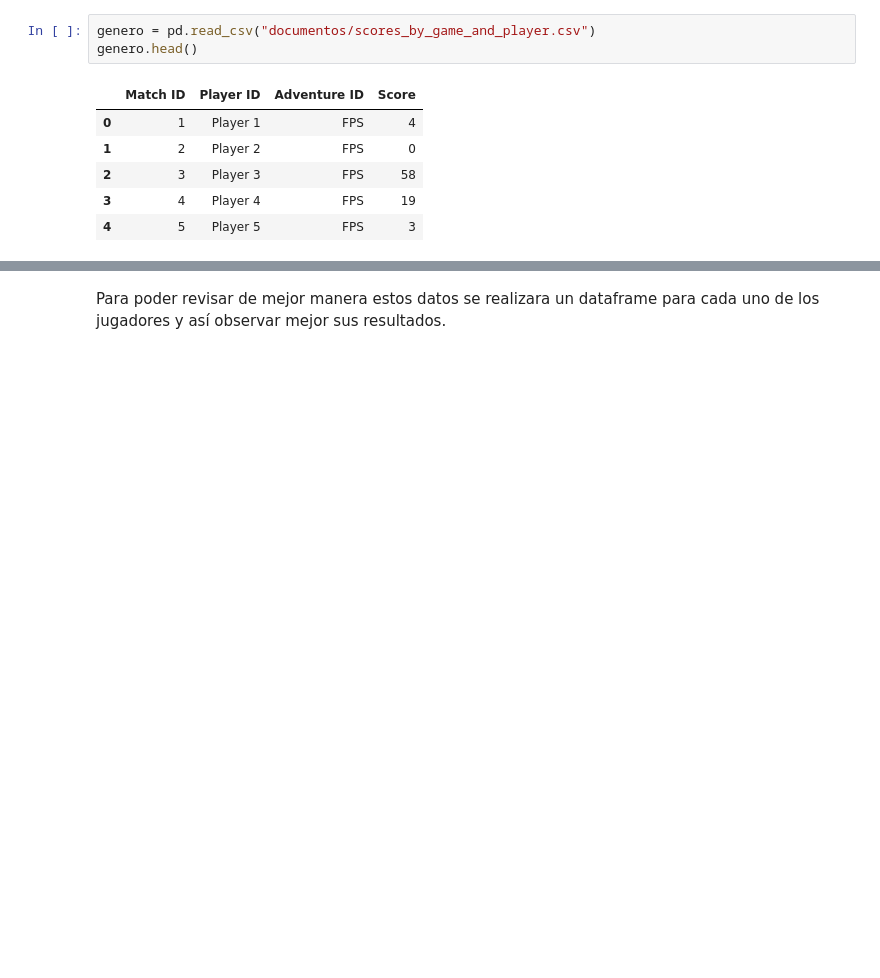
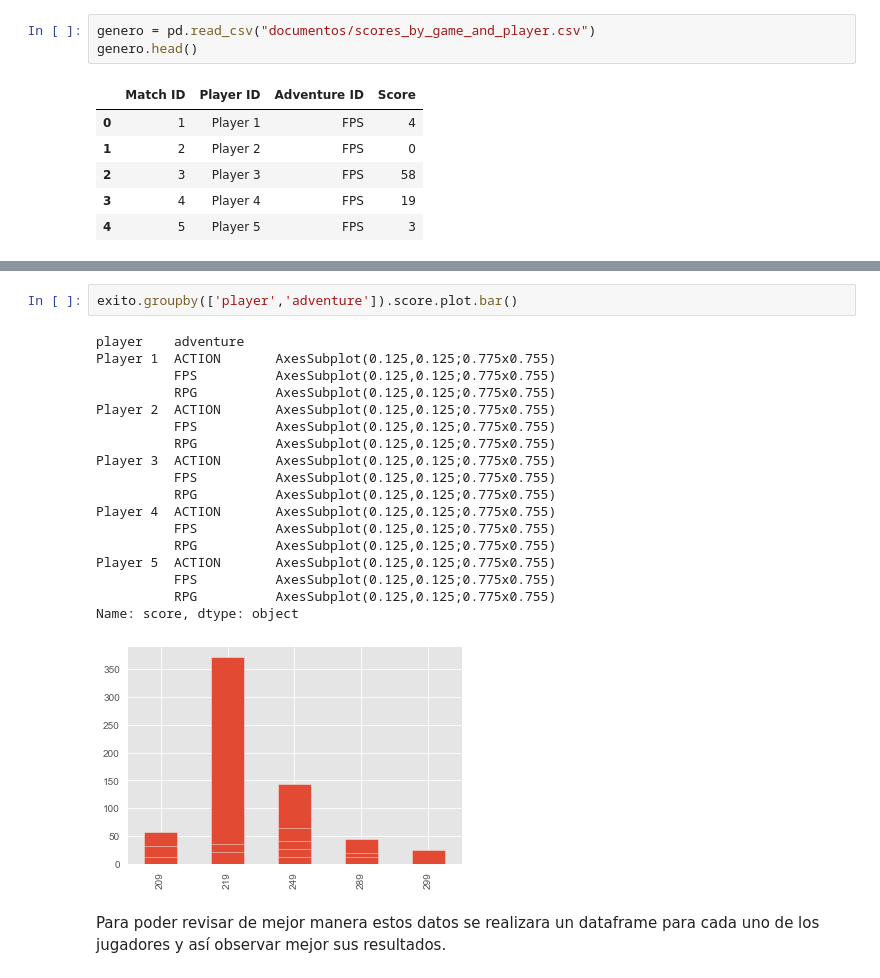
Before and after one commit to Gabrielonch/Prueba-Tecnica, a Jupyter notebook: desafio_elige_un_nuevo_miebro.ipynb, the cells around one changed output, grey strips where cells are left out. Drawn from its saved outputs; the diff is of its cells as text; blank space fills up the shorter version.

```diff
--- a/desafio_elige_un_nuevo_miebro.ipynb
+++ b/desafio_elige_un_nuevo_miebro.ipynb
@@ -139,3 +185,24 @@ Player 5 ACTION        20     20
+# %%
+exito.groupby(['player','adventure']).score.plot.bar()
+# %% [output]
+player    adventure
+Player 1  ACTION       AxesSubplot(0.125,0.125;0.775x0.755)
+          FPS          AxesSubplot(0.125,0.125;0.775x0.755)
+          RPG          AxesSubplot(0.125,0.125;0.775x0.755)
+Player 2  ACTION       AxesSubplot(0.125,0.125;0.775x0.755)
+          FPS          AxesSubplot(0.125,0.125;0.775x0.755)
+          RPG          AxesSubplot(0.125,0.125;0.775x0.755)
+Player 3  ACTION       AxesSubplot(0.125,0.125;0.775x0.755)
+          FPS          AxesSubplot(0.125,0.125;0.775x0.755)
+          RPG          AxesSubplot(0.125,0.125;0.775x0.755)
+Player 4  ACTION       AxesSubplot(0.125,0.125;0.775x0.755)
+          FPS          AxesSubplot(0.125,0.125;0.775x0.755)
+          RPG          AxesSubplot(0.125,0.125;0.775x0.755)
+Player 5  ACTION       AxesSubplot(0.125,0.125;0.775x0.755)
+          FPS          AxesSubplot(0.125,0.125;0.775x0.755)
+          RPG          AxesSubplot(0.125,0.125;0.775x0.755)
+Name: score, dtype: object
+[figure, added]
 # %% [markdown]
 Para poder revisar de mejor manera estos datos se realizara un dataframe para cada uno de los jugadores y así observar mejor sus resultados.
 # %%
```
Also changed, not shown: parts of 6 cells of this notebook.
